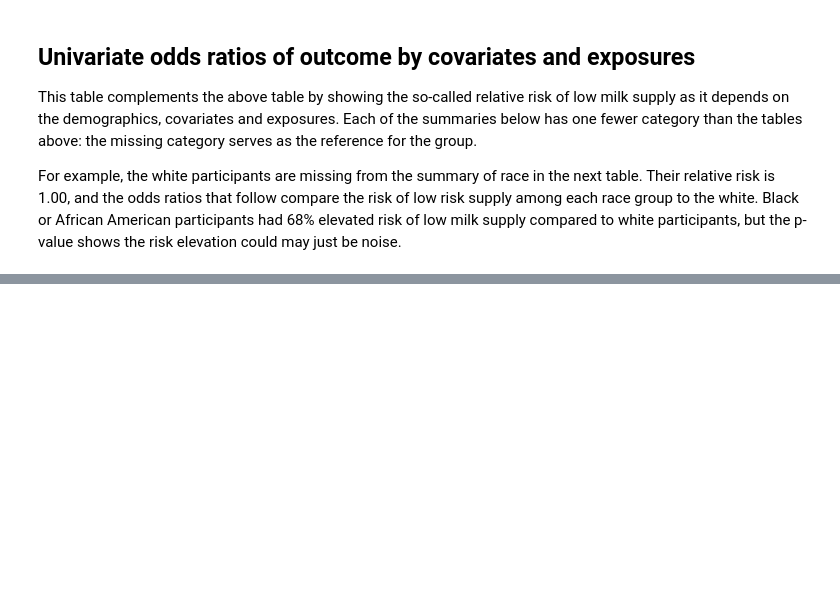
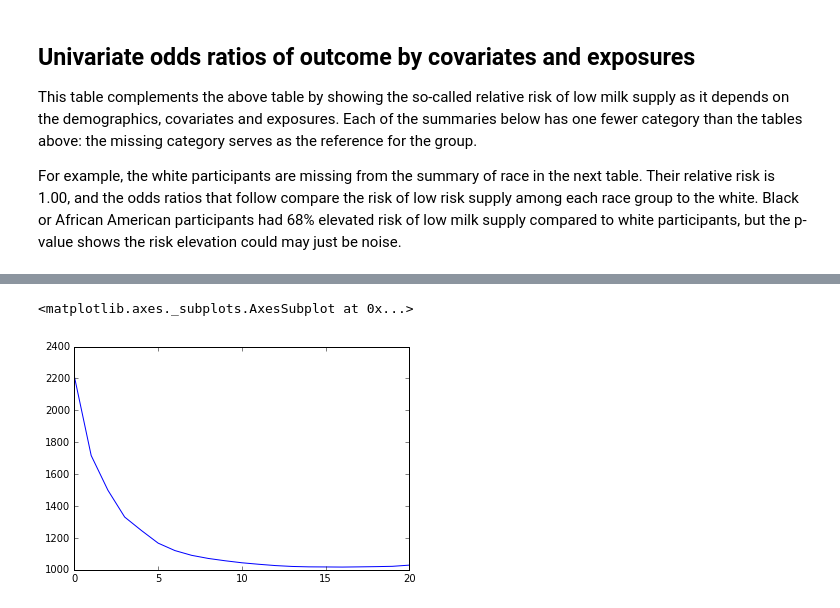
Before and after one commit to timcsimmons/barton-bfsurvey-2013, a Jupyter notebook: programs/2-analysis.ipynb, the cells around one changed output, grey strips where cells are left out. Cells and saved outputs as stored; diff of their text form; code cells hidden in the pictures; blank space fills up the shorter version.

```diff
--- a/programs/2-analysis.ipynb
+++ b/programs/2-analysis.ipynb
@@ -428,0 +472,42 @@ pd.concat([uOR(e) for e in exposures], keys=exposures)
+# %%
+# Demographics were not that important as univariate predictors
+demographics = []
+
+
+# Get rid of rare birth control methods
+exposures = ['bc_NFP',
+ 'bc_barrier',
+ 'bc_hormonal_IUD',
+ 'bc_progestin_pill',
+ 'bc_other']
+
+# The subset of "most significant" predictors from the univariate analysis above
+covariates =['age_mother',
+  'bmi_category',
+  'alcohol',
+  'BC_age',
+  'breast_any_procedure',
+  'depression',
+  'breast_type',
+  'menarche',
+  'irregular_period',
+  'breast_change',
+  'natural_conception',
+  'delivery_mode',
+  'baby_gestational_age',
+  'baby_healthy',
+  'baby_tongue_tie',
+  'first_bf',
+  'baby_in_bed',
+  'pacifier',
+  'swaddle',
+  'baby_formula',
+  'solid_food']
+# %%
+formula = 'low_milk_supply ~ ' + ' + '.join(demographics + exposures)
+# %%
+fs = ForwardSelector(formula, covariates)
+fs.select()
+# %%
+selection_table = pd.DataFrame(fs.history, columns=['aic', 'variable'])
+selection_table
@@ -428,0 +532,5 @@ pd.concat([uOR(e) for e in exposures], keys=exposures)
+# %%
+selection_table.aic.plot()
+# %% [output]
+<matplotlib.axes._subplots.AxesSubplot at 0x...>
+[figure, added]
```
Also changed, not shown: parts of 11 cells of this notebook, 1 other file.
